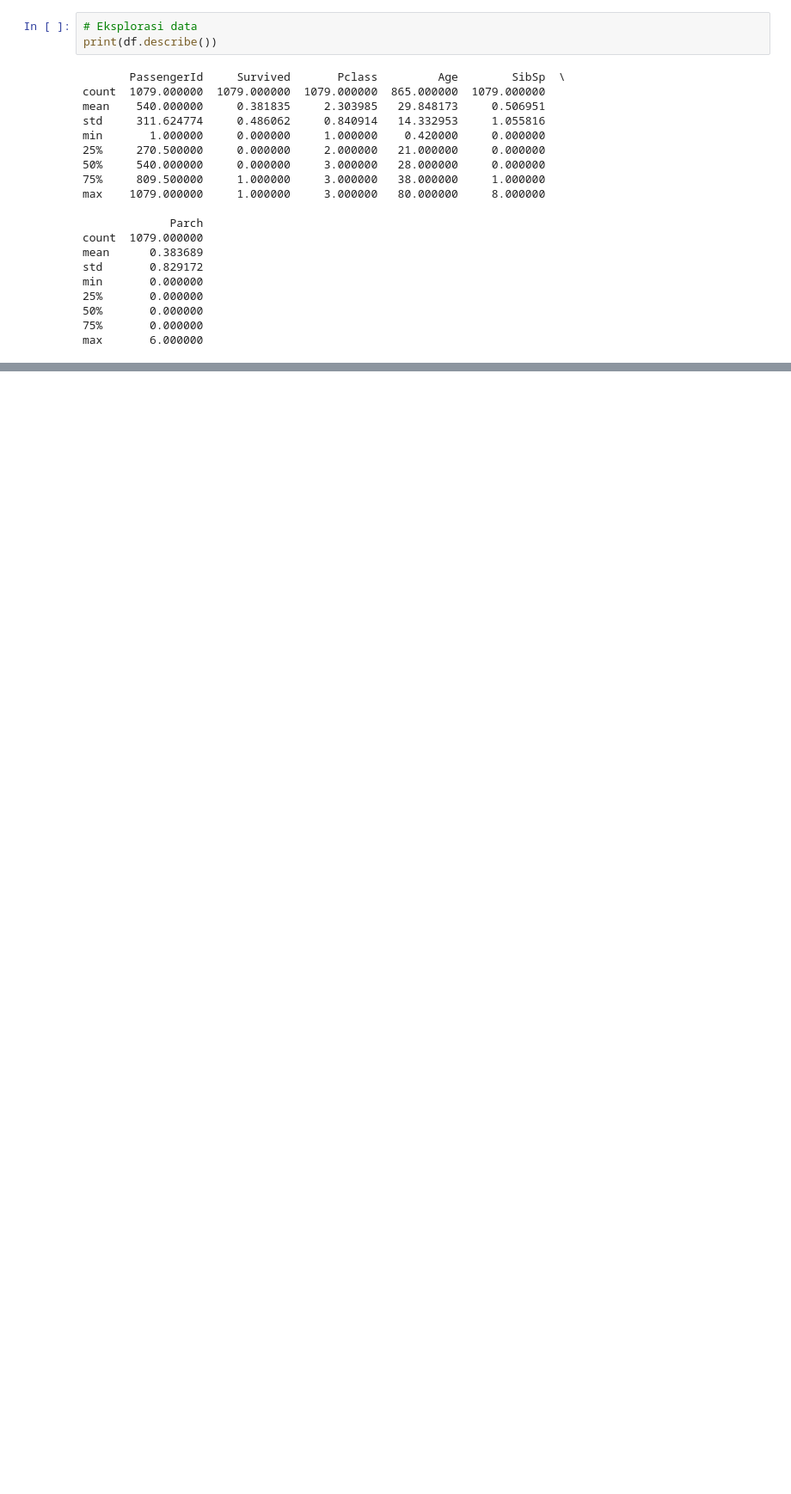
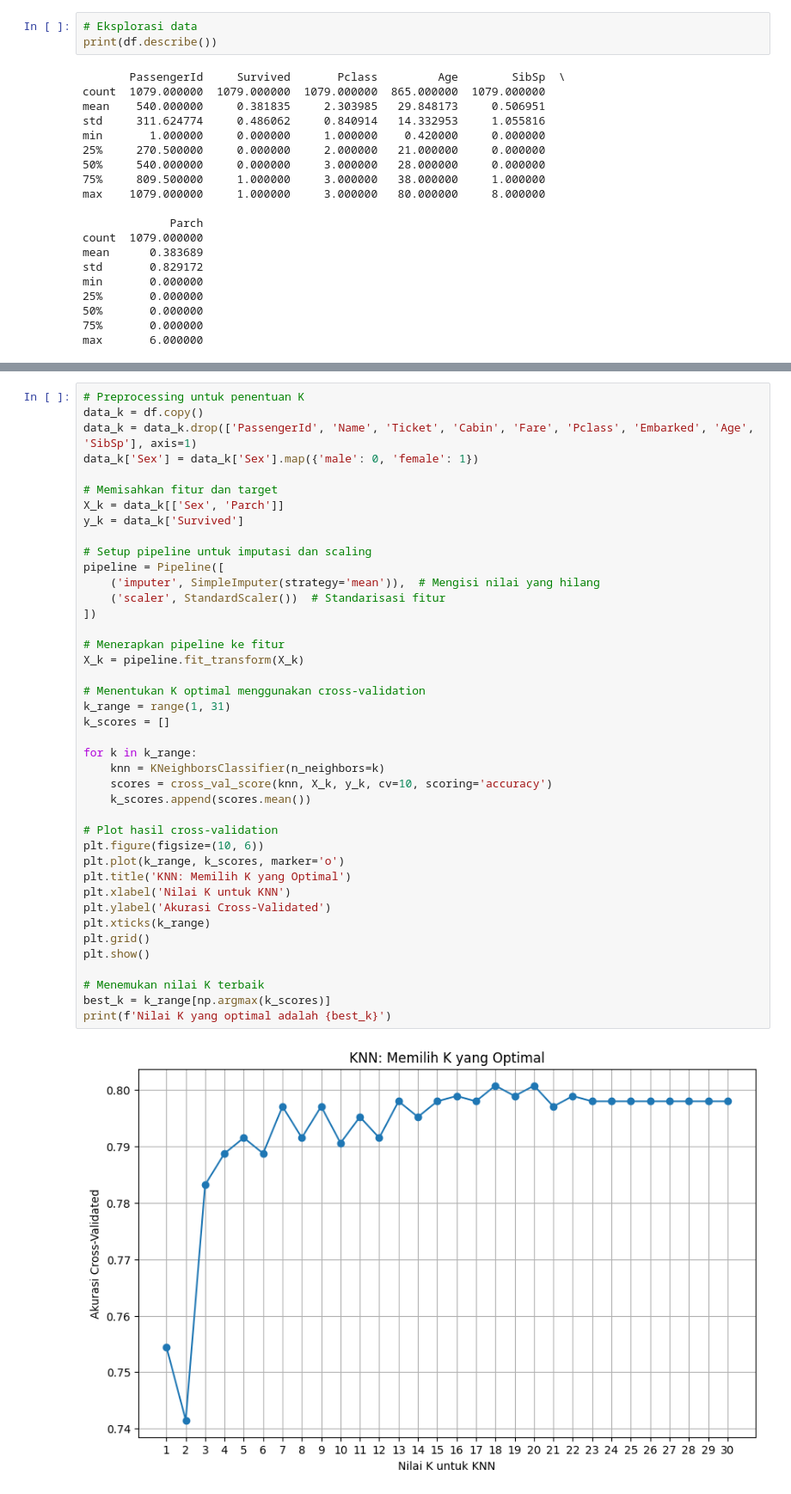
Before and after one commit to mrant23/TugasUAS_MachineLearning, a Jupyter notebook: Tugas_UAS.ipynb, the cells around one changed output, grey strips where cells are left out. Shown at 86% size. Cells and saved outputs as stored; diff of their text form; blank space fills up the shorter version.

```diff
--- a/Tugas_UAS.ipynb
+++ b/Tugas_UAS.ipynb
@@ -111,0 +103,43 @@ df['Embarked'] = label_encoder.fit_transform(df['Embarked'])
+# %%
+# Preprocessing untuk penentuan K
+data_k = df.copy()
+data_k = data_k.drop(['PassengerId', 'Name', 'Ticket', 'Cabin', 'Fare', 'Pclass', 'Embarked', 'Age', 'SibSp'], axis=1)
+data_k['Sex'] = data_k['Sex'].map({'male': 0, 'female': 1})
+
+# Memisahkan fitur dan target
+X_k = data_k[['Sex', 'Parch']]
+y_k = data_k['Survived']
+
+# Setup pipeline untuk imputasi dan scaling
+pipeline = Pipeline([
+    ('imputer', SimpleImputer(strategy='mean')),  # Mengisi nilai yang hilang
+    ('scaler', StandardScaler())  # Standarisasi fitur
+])
+
+# Menerapkan pipeline ke fitur
+X_k = pipeline.fit_transform(X_k)
+
+# Menentukan K optimal menggunakan cross-validation
+k_range = range(1, 31)
+k_scores = []
+
+for k in k_range:
+    knn = KNeighborsClassifier(n_neighbors=k)
+    scores = cross_val_score(knn, X_k, y_k, cv=10, scoring='accuracy')
+    k_scores.append(scores.mean())
+
+# Plot hasil cross-validation
+plt.figure(figsize=(10, 6))
+plt.plot(k_range, k_scores, marker='o')
+plt.title('KNN: Memilih K yang Optimal')
+plt.xlabel('Nilai K untuk KNN')
+plt.ylabel('Akurasi Cross-Validated')
+plt.xticks(k_range)
+plt.grid()
+plt.show()
+
+# Menemukan nilai K terbaik
+best_k = k_range[np.argmax(k_scores)]
+print(f'Nilai K yang optimal adalah {best_k}')
+# %% [output]
+[figure, added]
```
Also changed, not shown: parts of 17 cells of this notebook.
